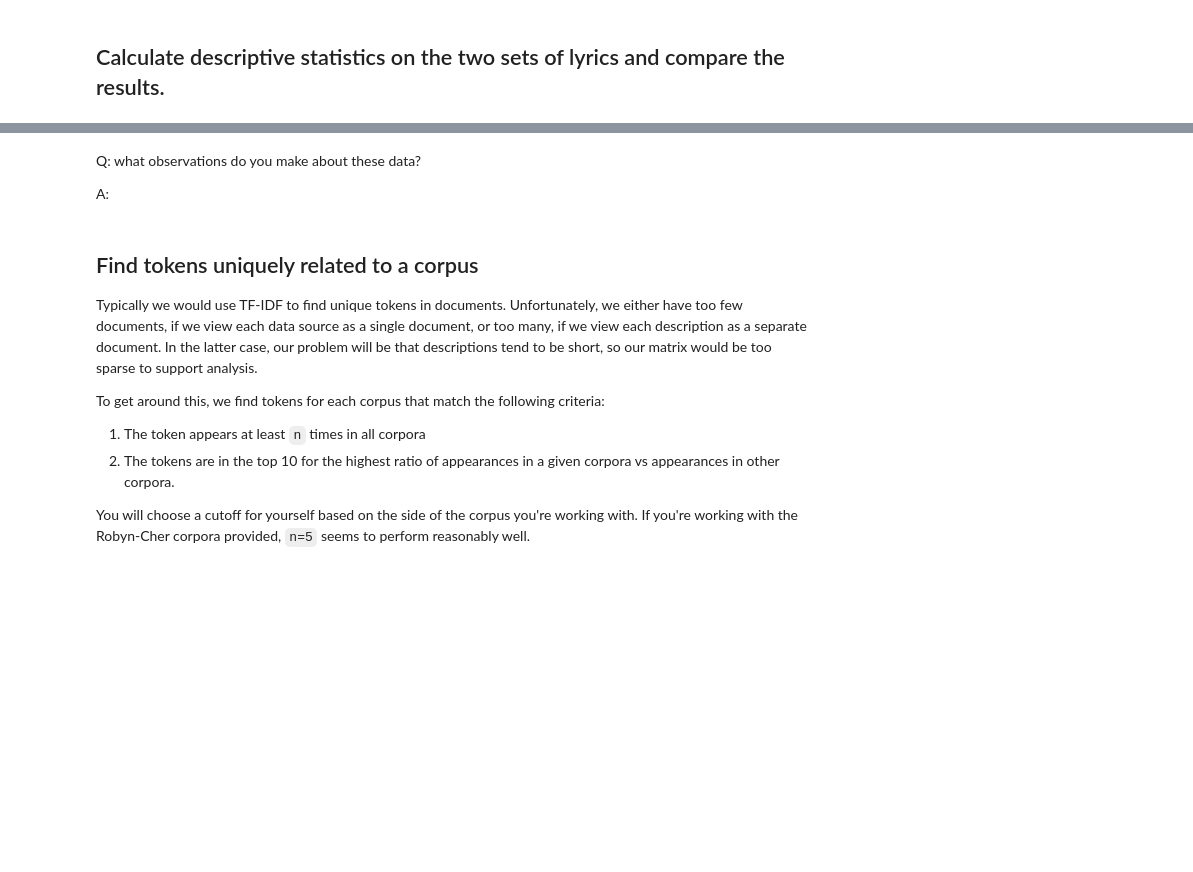
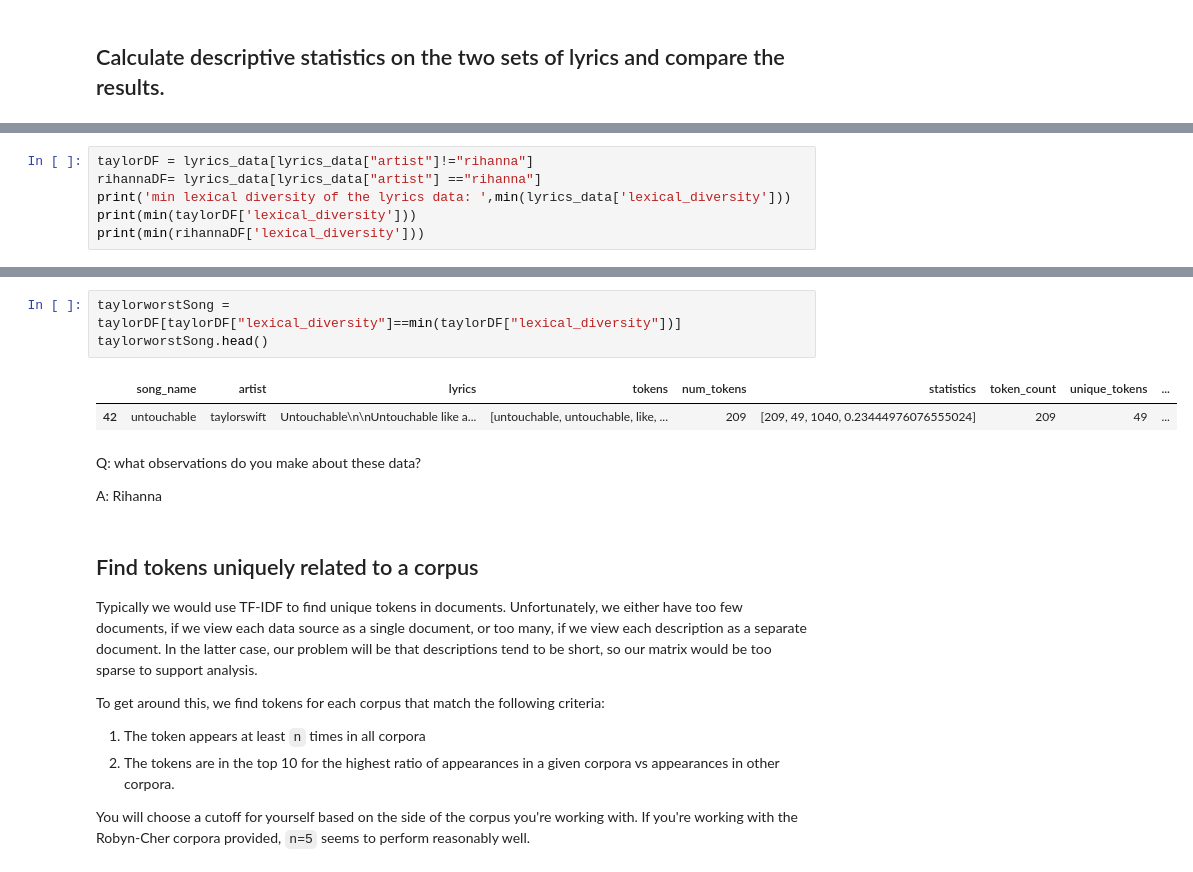
Before and after one commit to Adila-spec/RihannaKaty, a Jupyter notebook: Group Comparison.ipynb, the cells around one changed output, grey strips where cells are left out. Saved outputs shown, nothing was run; the diff lists cells and outputs as text; blank space fills up the shorter version.

```diff
--- a/Group Comparison.ipynb
+++ b/Group Comparison.ipynb
@@ -249,0 +311,6 @@ A:
+# %%
+taylorDF = lyrics_data[lyrics_data["artist"]!="rihanna"]
+rihannaDF= lyrics_data[lyrics_data["artist"] =="rihanna"]
+print('min lexical diversity of the lyrics data: ',min(lyrics_data['lexical_diversity']))
+print(min(taylorDF['lexical_diversity']))
+print(min(rihannaDF['lexical_diversity']))
@@ -250,7 +327,13 @@ A:
+# %%
+taylorworstSong = taylorDF[taylorDF["lexical_diversity"]==min(taylorDF["lexical_diversity"])]
+taylorworstSong.head()
+# %% [output]
+|  | song_name | artist | lyrics | tokens | num_tokens | statistics | token_count | unique_tokens | ... |
+| 42 | untouchable | taylorswift | Untouchable\n\nUntouchable like a... | [untouchable, untouchable, like, ... | 209 | [209, 49, 1040, 0.23444976076555024] | 209 | 49 | ... |
 # %% [markdown]
 Q: what observations do you make about these data?
 
-A:
+A: Rihanna
 # %% [markdown]
 ## Find tokens uniquely related to a corpus
 
```
Also changed, not shown: parts of 15 cells of this notebook, 1 other file.
